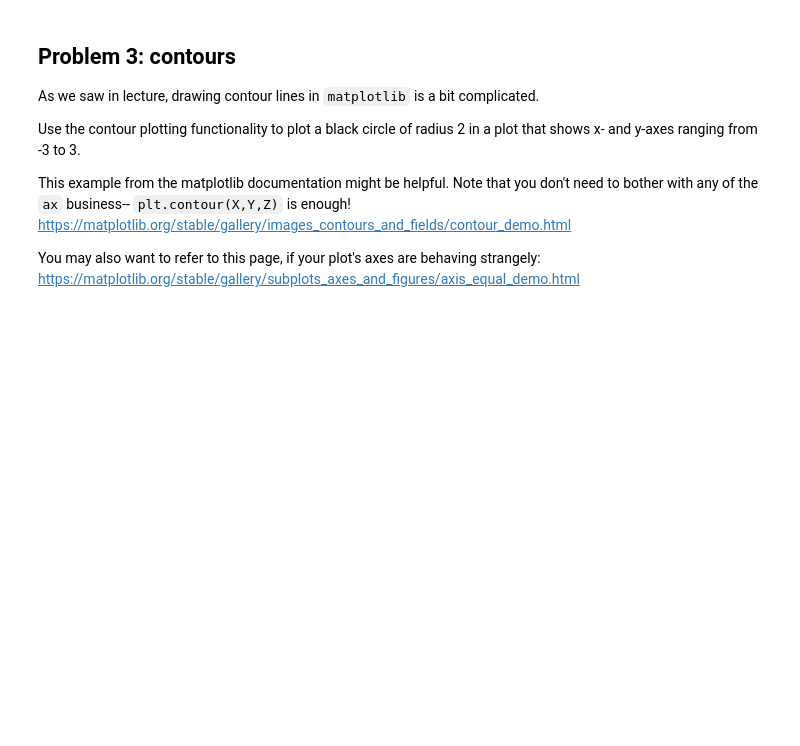
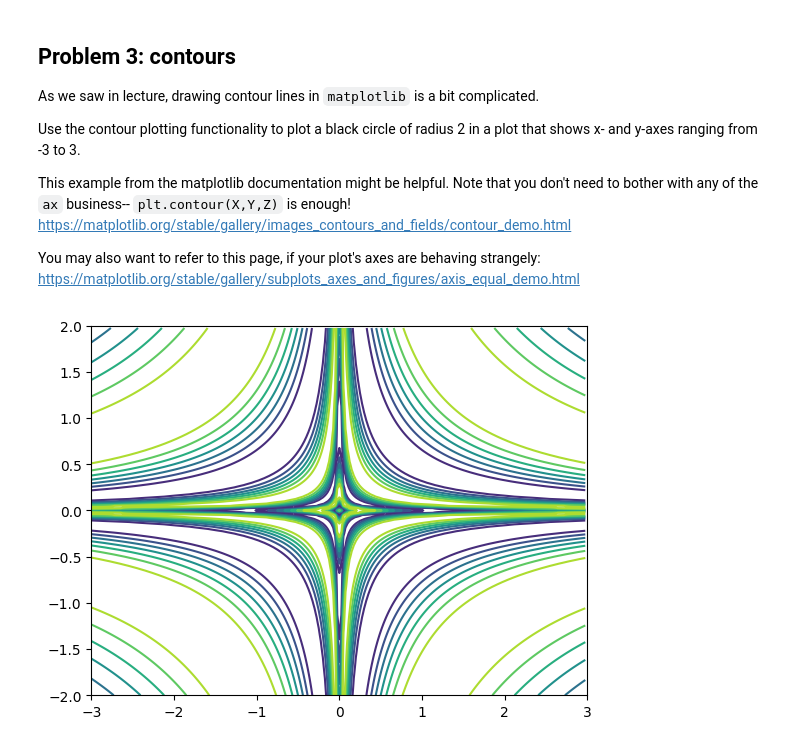
Before and after one commit to Stochastic1017/STAT_606, a Jupyter notebook: exercises/E12_matplotlib.ipynb, the cells around one changed output. Saved outputs shown, nothing was run; the diff lists cells and outputs as text; code cells hidden in the pictures; blank space fills up the shorter version.

```diff
--- a/exercises/E12_matplotlib.ipynb
+++ b/exercises/E12_matplotlib.ipynb
@@ -212,0 +215,12 @@ You may also want to refer to this page, if your plot's axes are behaving strang
+# %%
+delta = 0.025
+x = np.arange(-3.0, 3.0, delta)
+y = np.arange(-2.0, 2.0, delta)
+xx, yy = np.meshgrid(x, y)
+zz = np.sin(np.log(xx**2) + np.log(yy**2))
+plt.contour(xx, yy, zz)
+plt.xlim(-3, 3)
+plt.ylim(-2, 2)
+plt.show()
+# %% [output]
+[figure, added]
```
Also changed, not shown: parts of 3 cells of this notebook, 1 other file.
